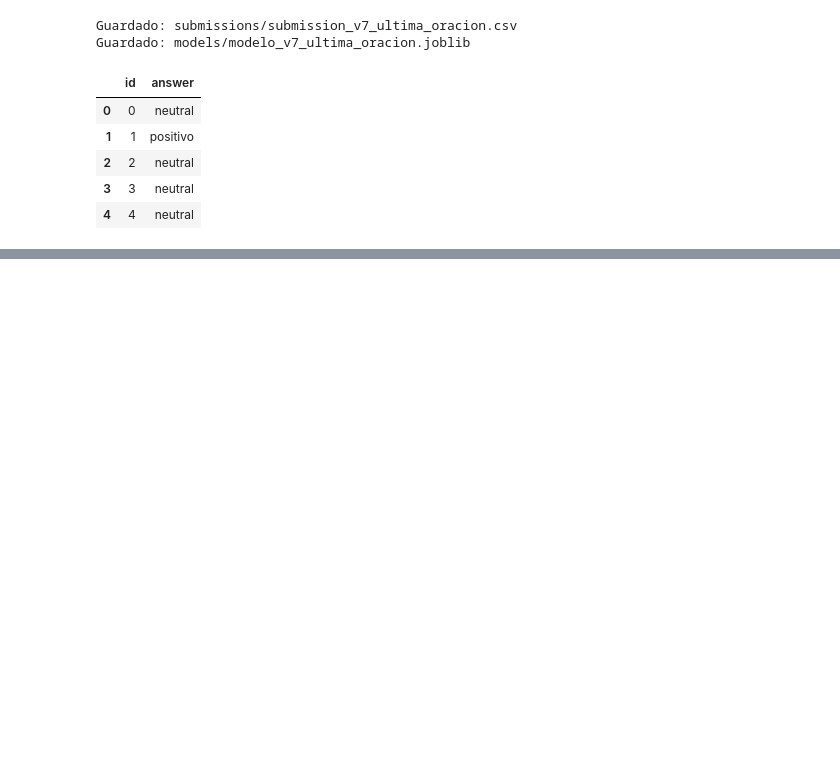
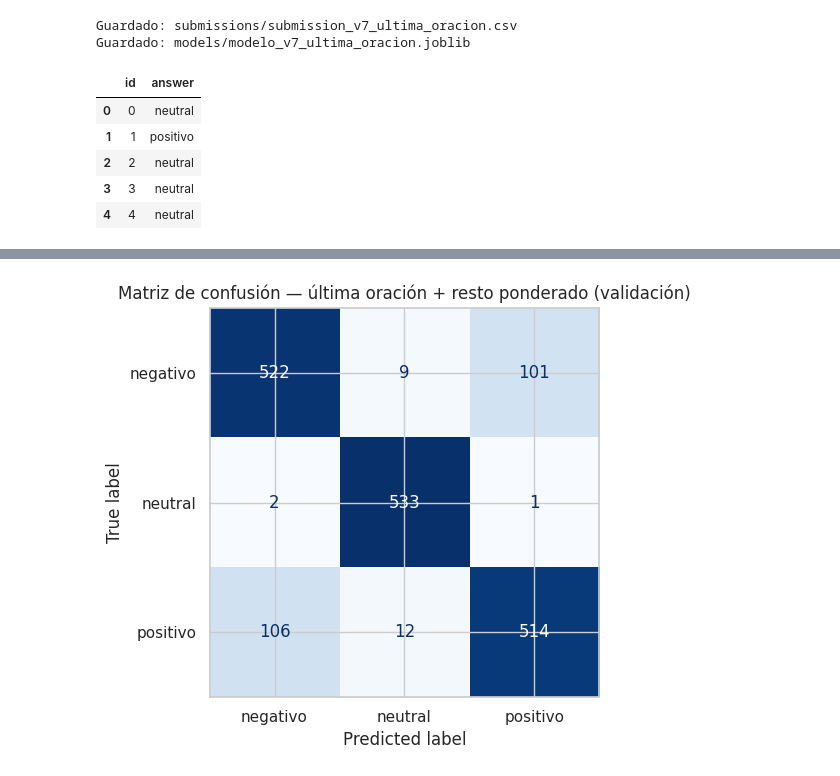
Before and after one commit to jzarruke/MLP1, a Jupyter notebook: notebooks/parte1_ml_clasico.ipynb, the cells around one changed output, grey strips where cells are left out. Saved outputs shown, nothing was run; the diff lists cells and outputs as text; code cells hidden in the pictures; blank space fills up the shorter version.

Commit message:
Intentos 8-11, 10 es el mejor y el actual en el notebook

```diff
--- a/notebooks/parte1_ml_clasico.ipynb
+++ b/notebooks/parte1_ml_clasico.ipynb
@@ -1176,0 +1276,10 @@ deep learning en la Parte 2.
+# %%
+def rest_before_last(text: str) -> str:
+    """Todo el texto EXCEPTO la última oración (vacío si solo hay una oración)."""
+    parts = [p.strip() for p in re.split(r"(?<=[.!?])\s+", text) if p.strip()]
+    return " ".join(parts[:-1]) if len(parts) >= 2 else ""
+
+train_df["rest_clean"] = train_df["text"].apply(lambda t: clean_text(rest_before_last(t)))
+eval_df["rest_clean"] = eval_df["text"].apply(lambda t: clean_text(rest_before_last(t)))
+
+train_df[["last1_clean", "rest_clean"]].sample(3, random_state=RANDOM_STATE)
@@ -1176,0 +1364,20 @@ deep learning en la Parte 2.
+# %%
+mejor_fila = pesos_df.iloc[0]
+mejor_C, mejor_peso = mejor_fila["C"], mejor_fila["peso_resto"]
+print(f"Mejor configuración: C={mejor_C}, peso del resto del texto={mejor_peso} "
+      f"-> accuracy validación = {mejor_fila['accuracy_val']:.4f}")
+
+iter4_pipe = Pipeline([
+    ("features", FeatureUnion(
+        [("last1", make_source_pipeline("last1_clean")),
+         ("rest", make_source_pipeline("rest_clean"))],
+        transformer_weights={"last1": 1.0, "rest": mejor_peso},
+    )),
+    ("clf", LogisticRegression(max_iter=3000, C=mejor_C, random_state=RANDOM_STATE)),
+])
+
+scores_iter4 = cross_val_score(
+    iter4_pipe, train_df, train_df["label"], cv=cv, scoring="accuracy", n_jobs=-1,
+)
+print("CV 5-fold (todo train):", scores_iter4.round(4))
+print("CV 5-fold promedio:", scores_iter4.mean())
@@ -1176,0 +1388,7 @@ deep learning en la Parte 2.
+# %%
+iter4_pipe.fit(X_train_df, y_train)
+iter4_val_preds = iter4_pipe.predict(X_val_df)
+iter4_val_acc = accuracy_score(y_val, iter4_val_preds)
+print(f"Accuracy en el split de validación: {iter4_val_acc:.4f}")
+print()
+print(classification_report(y_val, iter4_val_preds, target_names=LABELS))
@@ -1176,0 +1407,10 @@ deep learning en la Parte 2.
+# %%
+fig, ax = plt.subplots(figsize=(5.5, 5))
+ConfusionMatrixDisplay.from_predictions(
+    y_val, iter4_val_preds, labels=LABELS, cmap="Blues", ax=ax, colorbar=False,
+)
+ax.set_title("Matriz de confusión — última oración + resto ponderado (validación)")
+plt.tight_layout()
+plt.show()
+# %% [output]
+[figure, added]
```
Also changed, not shown: parts of 60 cells of this notebook, 10 other files.
